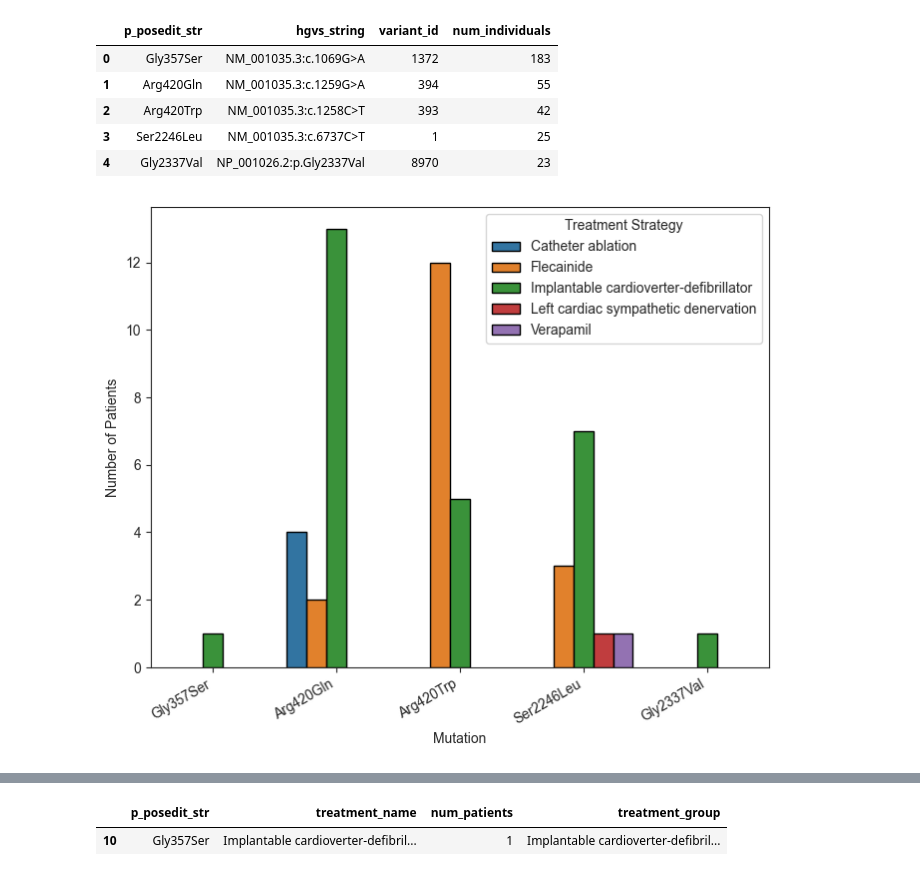
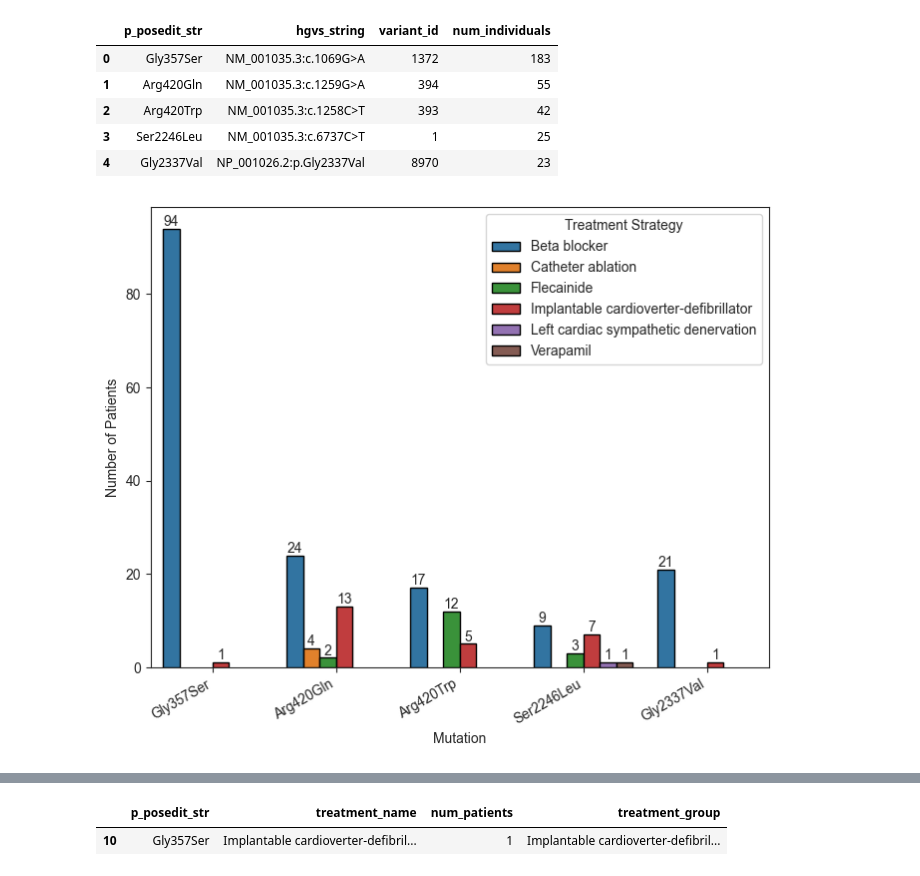
Before and after one commit to alexdaiii/cpvt_database_analysis, a Jupyter notebook: notebooks/analysis_2.ipynb, the cells around one changed output, grey strips where cells are left out. Cells and saved outputs as stored; diff of their text form; code cells hidden in the pictures.

```diff
--- a/notebooks/analysis_2.ipynb
+++ b/notebooks/analysis_2.ipynb
@@ -520,7 +518,7 @@ AND tr.patient_id IN (
     ON iv.variant_id = v.variant_id
     WHERE v.variant_id IN (
         SELECT v2.variant_id
-        FROM variant_num_individuals_mv v2
+        FROM variant_num_individuals_v v2
         ORDER BY v2.num_individuals DESC
         LIMIT {NUM_TOP_VARIANTS}
     )
@@ -539,14 +537,10 @@ GROUP BY sv.p_posedit_str, treatment_name
 ORDER BY sv.p_posedit_str, treatment_name
 """, engine)
 # drop the row "Beta blocker" as it is redundant
-mutation_strategies = mutation_strategies[
-    mutation_strategies["treatment_name"] != "Beta blocker"]
+# mutation_strategies = mutation_strategies[
+#     mutation_strategies["treatment_name"] != "Beta blocker"]
 mutation_strategies["p_posedit_str"] = mutation_strategies[
     "p_posedit_str"].apply(
     lambda x: re.sub(r"[\(\)]", "", x))
-mutation_strategies["treatment_group"] = mutation_strategies[
-    "treatment_name"].apply(
-    lambda x: "Poly-pharmaceutical" if x in {'Flecainide', 'Verapamil',
-                                             'Enalapril'} else x)
 mutation_strategies.head()
 # %% [output]
@@ -580,14 +574,25 @@ order_mutations
 # %%
 # grouped bar chart
 plt.figure(figsize=(8, 6))
 
 ax = sns.barplot(data=mutation_strategies, x="p_posedit_str", y="num_patients",
                  hue="treatment_name", edgecolor="black",
                  order=order_mutations["p_posedit_str"])
 
+# add data labels
+for bar in ax.patches:
+
+    if bar.get_height() == 0:
+        continue
+
+    # Use ax.text() to add text over the bars
+    ax.text(bar.get_x() + bar.get_width() / 2, bar.get_height(),
+            f'{bar.get_height():.0f}',
+            ha='center', va='bottom')
+
 plt.xticks(rotation=30, ha="right")
 plt.xlabel("Mutation")
 plt.ylabel("Number of Patients")
 legend = plt.legend(title="Treatment Strategy", loc="upper right")
 # %% [output]
-[figure, old version]
+[figure, new version]
```
Also changed, not shown: parts of 21 cells of this notebook, 2 other files.
